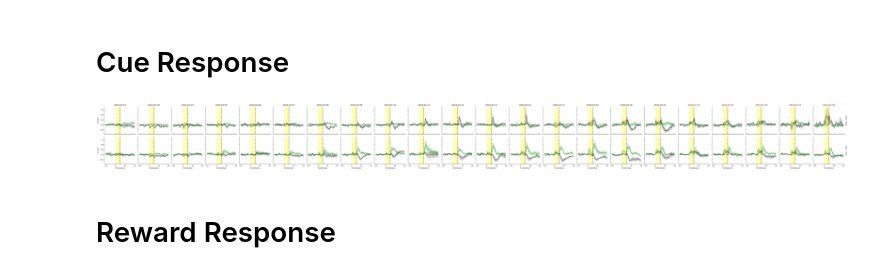
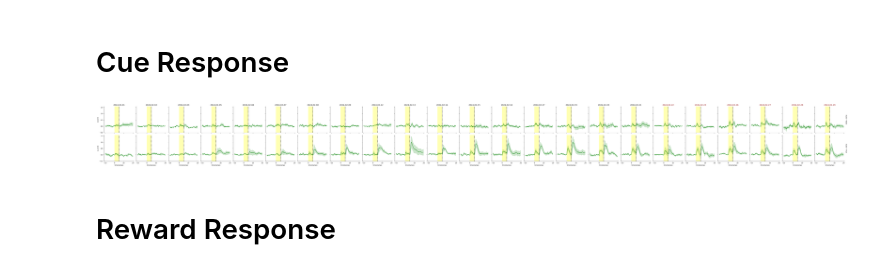
Before and after one commit to Mschaid/coral, a Jupyter notebook: notebooks/visualization.ipynb, the cells around one changed output. Drawn from its saved outputs; the diff is of its cells as text; code cells hidden in the pictures.

```diff
--- a/notebooks/visualization.ipynb
+++ b/notebooks/visualization.ipynb
@@ -172,41 +175,41 @@ def plot_fp_response(event):
                      )
 
 
-    facet = sns.FacetGrid(filtered_data,
+    facet = sns.FacetGrid(filtered_data.filter(pl.col("structures") == 'LHA'),
                           row = 'male',
                           col='date',
                           hue = 'structures',
                           hue_order=['NAC', 'LHA'],
                           palette=['black','green'],
                           height=3,
                           aspect=1,
                           margin_titles=True)
     facet.map(sns.lineplot, 'timestamps', 'z_score', errorbar='se')
     for ax in facet.axes.flat:
         ax.axvline(5, color='black', linestyle='--')
         draw_cue_box(ax, color='yellow', alpha=0.3)
 
     for ax in facet.axes.flat:
         label = ax.title.get_text()
         string_date = label.replace('date = ', '').replace(" 00:00:00", '')
         if len(string_date)<1:
             pass
         else:
             date = datetime.datetime.strptime(string_date,"%Y-%m-%d").date()
             if date < sucralose_start:
                 ax.set_title(string_date)
                 ax.title.set_color('black')
                 ax.title.set_fontsize(13)
             else:
                 ax.title.set_color('darkred')
                 ax.set_title(string_date)
                 ax.title.set_fontsize(13)
 
     plt.tight_layout()
 plot_fp_response('cue')
     # return label
 # %% [output]
-[figure, old version]
+[figure, new version]
 # %% [markdown]
 # Reward Response
 # %%
```
Also changed, not shown: parts of 9 cells of this notebook, 1 other file.
